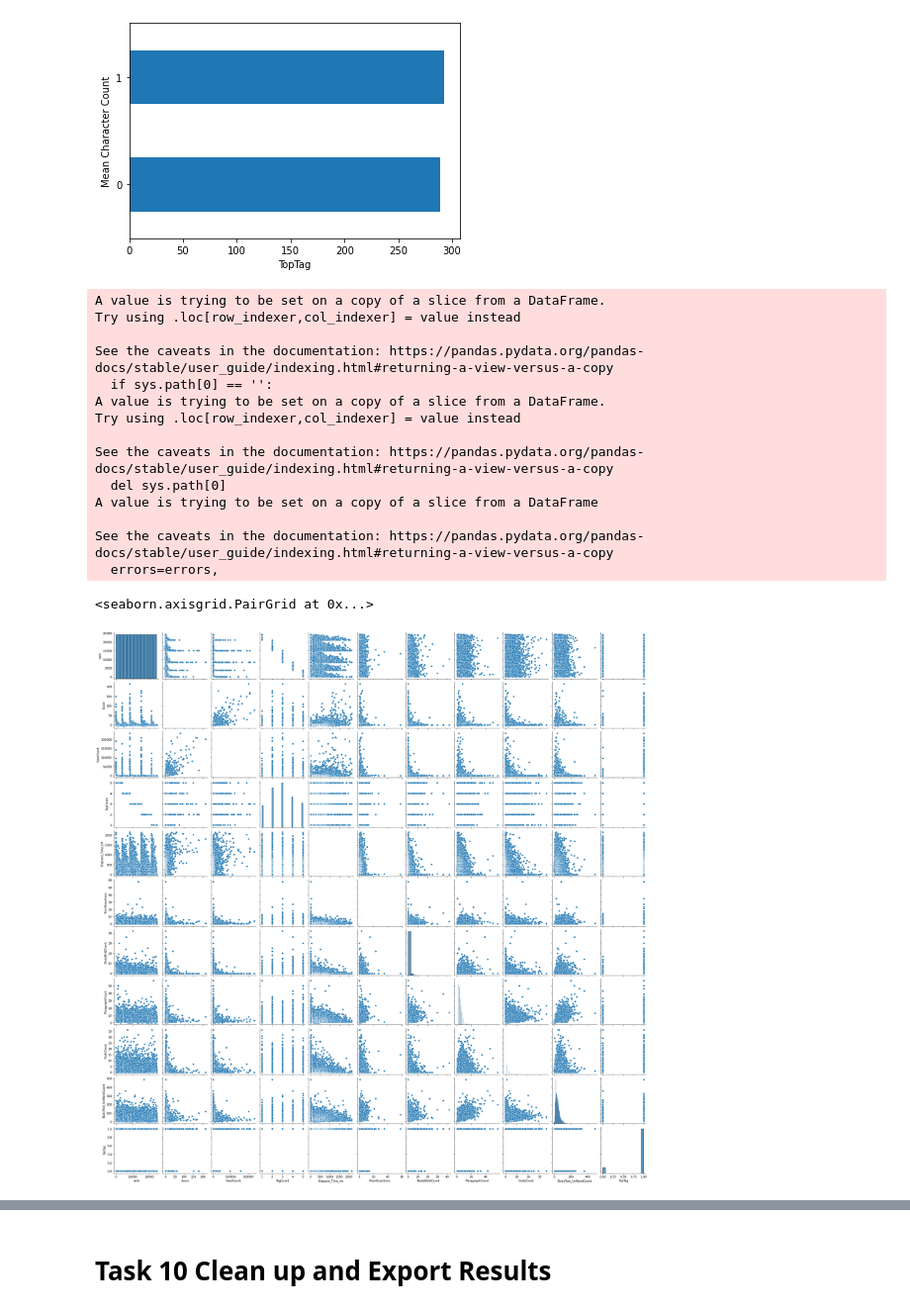
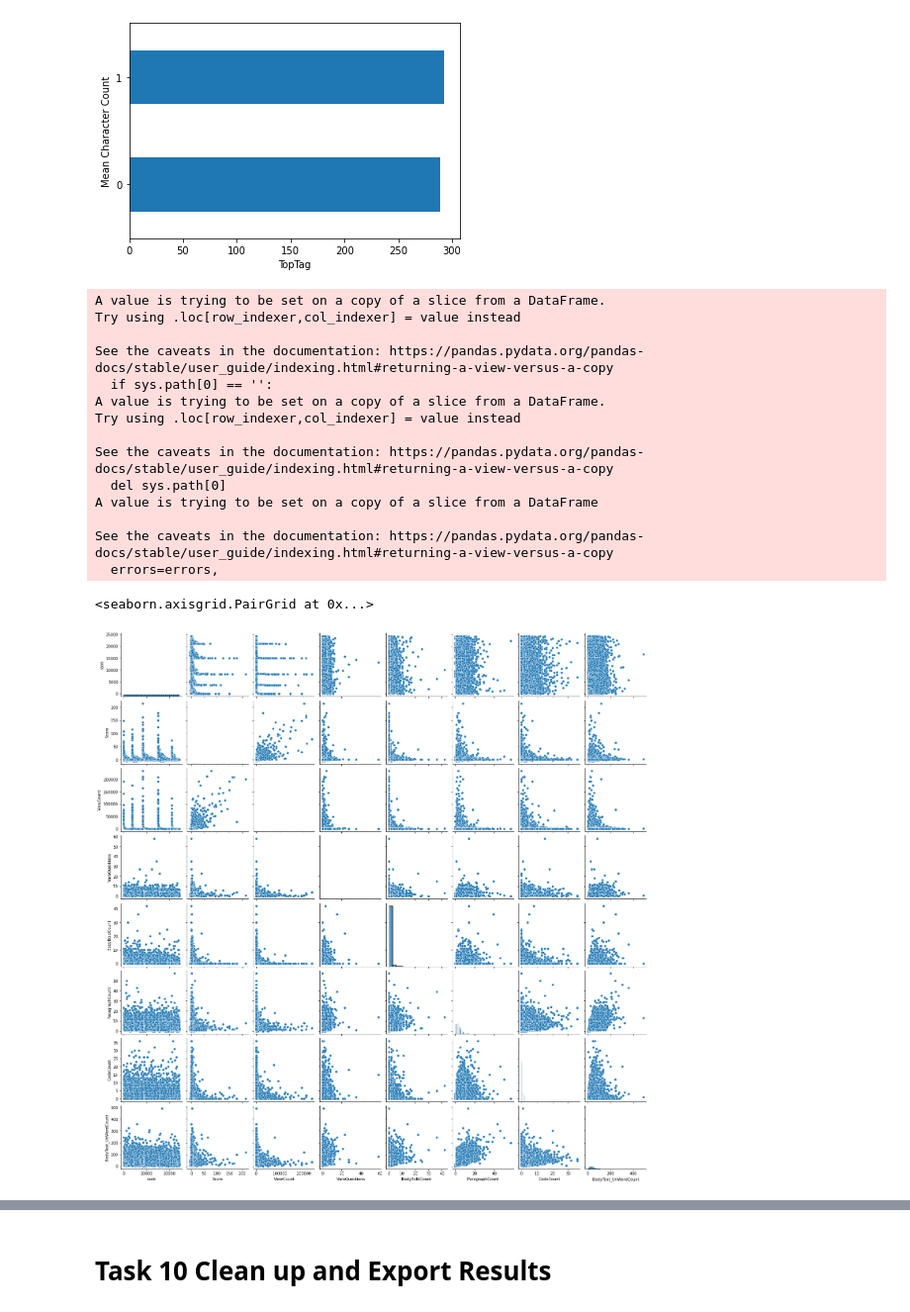
Before and after one commit to lelliott-geo/Springboard_Capstone_Project2, a Jupyter notebook: CP2_04_Analyze_Features.ipynb, the cells around one changed output, grey strips where cells are left out. Shown at 99% size. Drawn from its saved outputs; the diff is of its cells as text; code cells hidden in the pictures.

```diff
--- a/CP2_04_Analyze_Features.ipynb
+++ b/CP2_04_Analyze_Features.ipynb
@@ -300,32 +301,32 @@ plt.show()
 Need to also look at Score, View Count, etc by elapsed time
 maybe an sns pairplot is in order, but first let's limit the features to plot
 looks like there are a lot of inverse correlations; for instance when a lot of questions are asked, the bold count, and paragraph counts
 go down, as well as the body word count; this may speak to different styles of the question askers;
 some are big questions askers, other are big on code examples, or bolding text for emphasis, but they tend to fit in
 separate categories or perhaps are related more specifically to tag topics.
 '''
-questions_df_pairplot = questions_df[["rank","Score","ViewCount","TagCount","TopTag_Revised","Elapsed_Time_Int","NumQuestions","BodyBoldCount","ParagraphCount","CodeCount",\
+questions_df_pairplot = questions_df[["rank","Score","ViewCount","TopTag_Revised","NumQuestions","BodyBoldCount","ParagraphCount","CodeCount",\
                                       "BodyText_UnWordCount"]]
 #questions_df_pairplot["Tag_Count_Int"] = questions_df_pairplot['TagCount'].astype('int')
 questions_df_pairplot["TopTag_Temp"] = questions_df_pairplot['TopTag_Revised'].astype('category')
 questions_df_pairplot["TopTag"] = questions_df_pairplot["TopTag_Temp"].cat.as_ordered()
 questions_df_pairplot.drop(axis=1, columns = ["TopTag_Temp","TopTag_Revised"], inplace = True)
 #questions_df_pairplot.info()
 sns.pairplot(data=questions_df_pairplot)
 # %% [output]
 A value is trying to be set on a copy of a slice from a DataFrame.
 Try using .loc[row_indexer,col_indexer] = value instead
 
 See the caveats in the documentation: https://pandas.pydata.org/pandas-docs/stable/user_guide/indexing.html#returning-a-view-versus-a-copy
   if sys.path[0] == '':
 A value is trying to be set on a copy of a slice from a DataFrame.
 Try using .loc[row_indexer,col_indexer] = value instead
 
 See the caveats in the documentation: https://pandas.pydata.org/pandas-docs/stable/user_guide/indexing.html#returning-a-view-versus-a-copy
   del sys.path[0]
 A value is trying to be set on a copy of a slice from a DataFrame
 
 See the caveats in the documentation: https://pandas.pydata.org/pandas-docs/stable/user_guide/indexing.html#returning-a-view-versus-a-copy
   errors=errors,
 <seaborn.axisgrid.PairGrid at 0x...>
-[figure, old version]
+[figure, new version]
```
Also changed, not shown: parts of 19 cells of this notebook, 3 other files.
